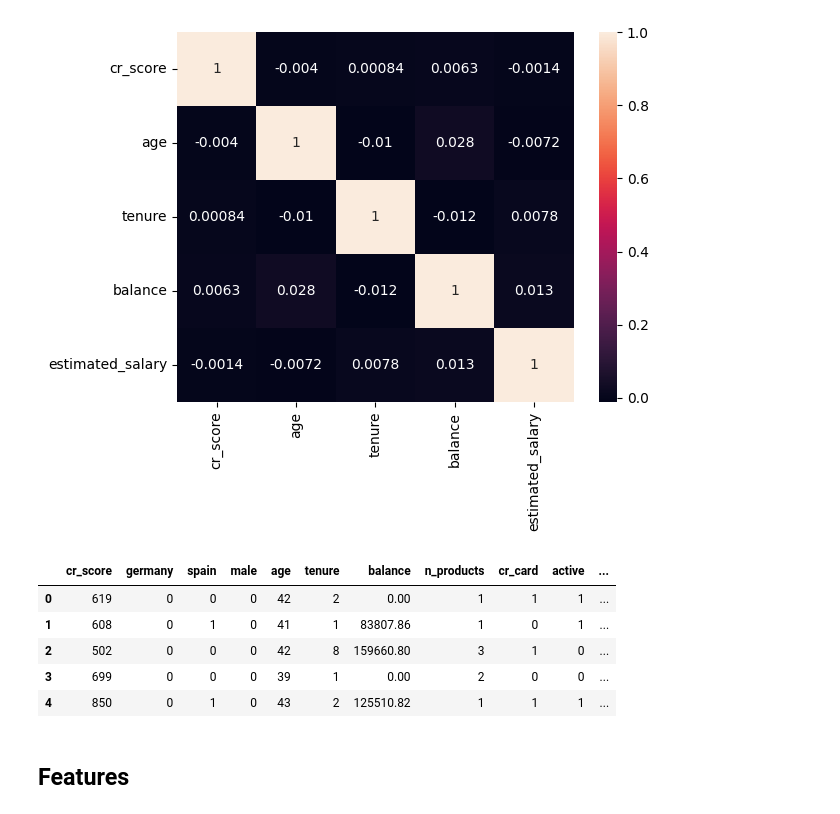
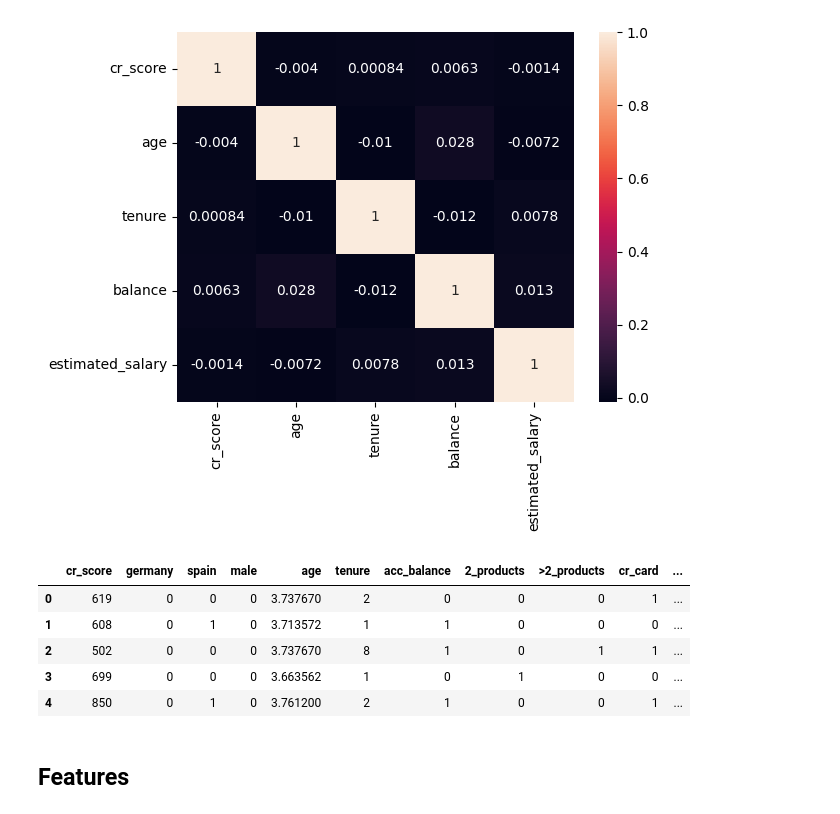
Before and after one commit to castroavila/machine_learning_i, a Jupyter notebook: projeto_aplicado.ipynb, the cells around one changed output. Cells and saved outputs as stored; diff of their text form; code cells hidden in the pictures.

```diff
--- a/projeto_aplicado.ipynb
+++ b/projeto_aplicado.ipynb
@@ -148,25 +159,10 @@ sns.heatmap(corr, annot=True)
 plt.show()
 # %% [output]
 [figure]
-# %%
-#Codificação de features categóricas em preparação para os modelos
-
-df_dummies = pd.get_dummies(dados[['country', 'gender']], drop_first=True)
-rename_dummies = {
-    'country_Germany' : 'germany',
-    'country_Spain': 'spain',
-    'gender_Male': 'male'
-}
-
-df_dummies = df_dummies.rename(columns=rename_dummies)
-
-novos_dados = pd.concat([dados, df_dummies], axis=1).drop(columns=['country', 'gender'])
-novos_dados = novos_dados[['cr_score','germany', 'spain', 'male', 'age', 'tenure', 'balance', 'n_products', 'cr_card', 'active', 'estimated_salary', 'exited']]
-novos_dados.head()
-# %% [output]
-|  | cr_score | germany | spain | male | age | tenure | balance | n_products | cr_card | active | ... |
-| 0 | 619 | 0 | 0 | 0 | 42 | 2 | 0.00 | 1 | 1 | 1 | ... |
-| 1 | 608 | 0 | 1 | 0 | 41 | 1 | 83807.86 | 1 | 0 | 1 | ... |
-| 2 | 502 | 0 | 0 | 0 | 42 | 8 | 159660.80 | 3 | 1 | 0 | ... |
-| 3 | 699 | 0 | 0 | 0 | 39 | 1 | 0.00 | 2 | 0 | 0 | ... |
-| 4 | 850 | 0 | 1 | 0 | 43 | 2 | 125510.82 | 1 | 1 | 1 | ... |
+# %%
+#Categorização do balanço bancário
+
+conditions = [(dados.balance == 0), (dados.balance>0)]
+values = [0, 1]
+dados['acc_balance'] = np.select(conditions, values)
+dados.drop(columns='balance', inplace=True)
@@ -173,3 +176,27 @@ novos_dados.head()
+# %%
+#Codificação de features categóricas em preparação para os modelos
+
+df_dummies = pd.get_dummies(dados[['country', 'gender', 'products']], drop_first=True)
+rename_dummies = {
+    'country_Germany' : 'germany',
+    'country_Spain': 'spain',
+    'gender_Male': 'male',
+    'products_2 produtos': '2_products',
+    'products_> 2 produtos': '>2_products'
+}
+
+df_dummies = df_dummies.rename(columns=rename_dummies)
+
+novos_dados = pd.concat([dados, df_dummies], axis=1).drop(columns=['country', 'gender', 'products'])
+novos_dados = novos_dados[['cr_score','germany', 'spain', 'male', 'age', 'tenure', 'acc_balance', '2_products', '>2_products', 'cr_card', 'active', 'estimated_salary', 'exited']]
+novos_dados.head()
+# %% [output]
+|  | cr_score | germany | spain | male | age | tenure | acc_balance | 2_products | >2_products | cr_card | ... |
+| 0 | 619 | 0 | 0 | 0 | 3.737670 | 2 | 0 | 0 | 0 | 1 | ... |
+| 1 | 608 | 0 | 1 | 0 | 3.713572 | 1 | 1 | 0 | 0 | 0 | ... |
+| 2 | 502 | 0 | 0 | 0 | 3.737670 | 8 | 1 | 0 | 1 | 1 | ... |
+| 3 | 699 | 0 | 0 | 0 | 3.663562 | 1 | 0 | 1 | 0 | 0 | ... |
+| 4 | 850 | 0 | 1 | 0 | 3.761200 | 2 | 1 | 0 | 0 | 1 | ... |
 # %% [markdown]
 ## Features
 # %%
```
Also changed, not shown: parts of 9 cells of this notebook.
